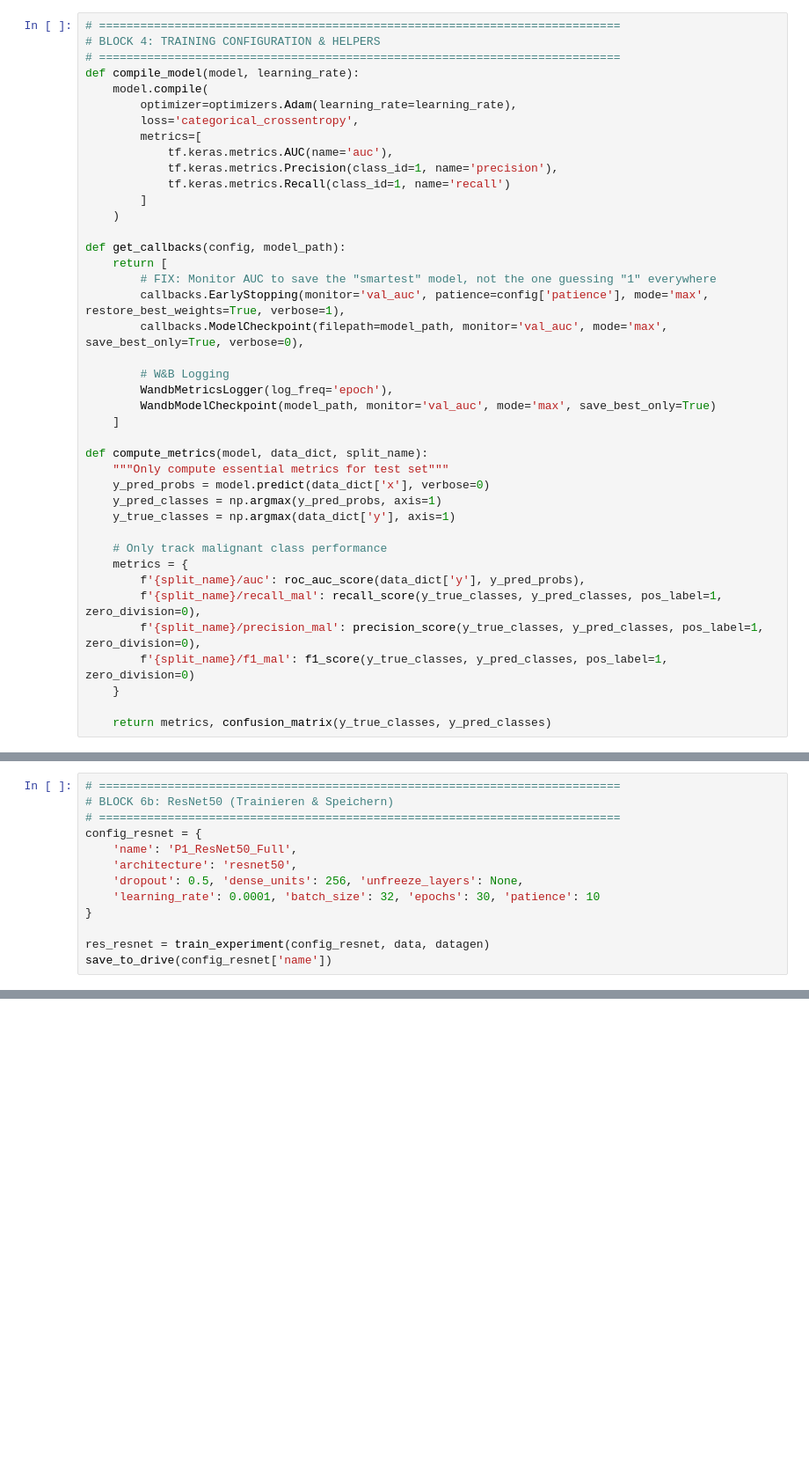
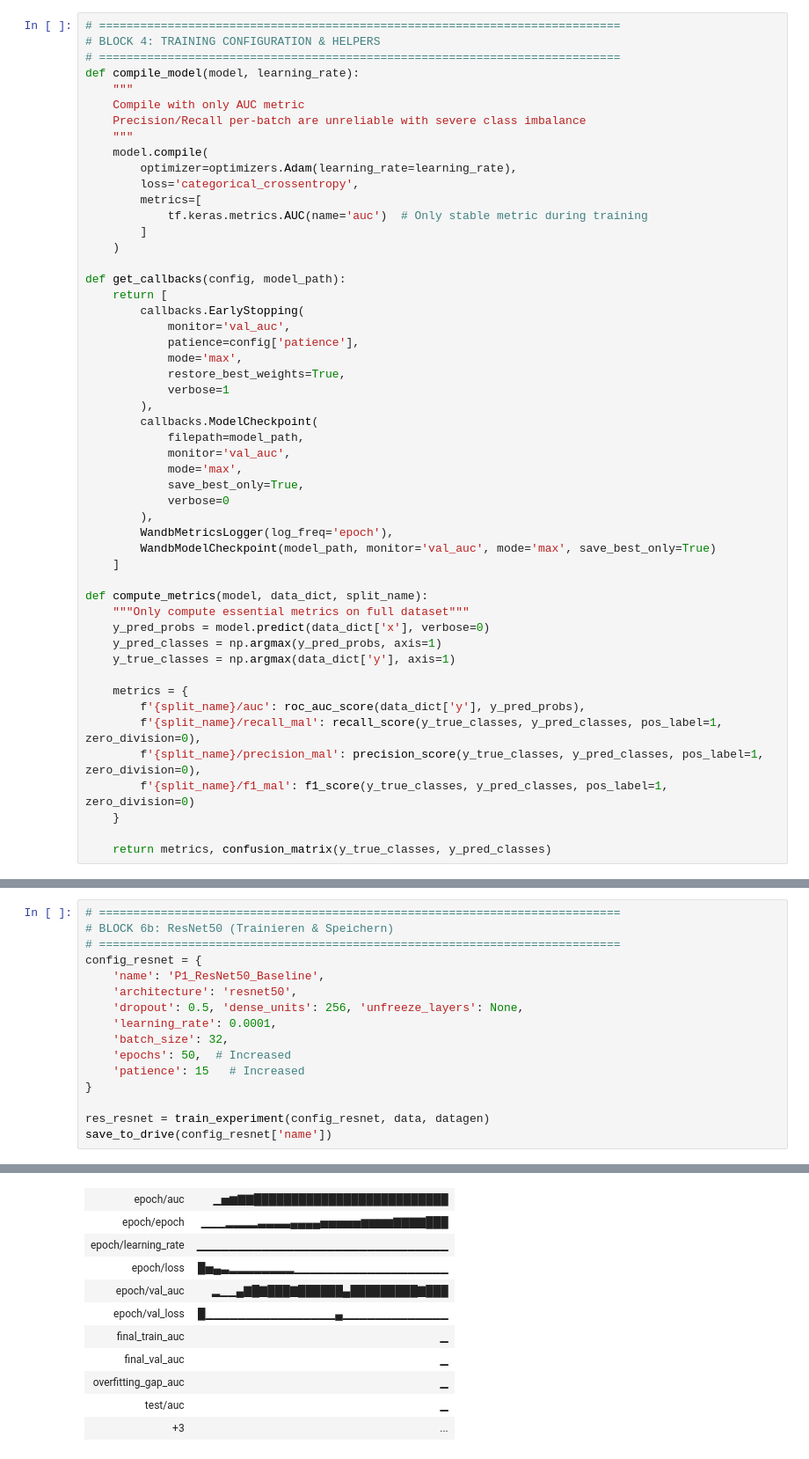
Before and after one commit to gez2code/dermamnist-hybrid-study, a Jupyter notebook: Binary_Classification_DermaMNIST.ipynb, the cells around one changed output, grey strips where cells are left out. Shown at 88% size. Cells and saved outputs as stored; diff of their text form; blank space fills up the shorter version.

```diff
--- a/Binary_Classification_DermaMNIST.ipynb
+++ b/Binary_Classification_DermaMNIST.ipynb
@@ -184,34 +251,44 @@ def build_transfer_model(base_name='resnet50', dropout=0.5, unfreeze_layers=None
 # BLOCK 4: TRAINING CONFIGURATION & HELPERS
 # ============================================================================
 def compile_model(model, learning_rate):
+    """
+    Compile with only AUC metric
+    Precision/Recall per-batch are unreliable with severe class imbalance
+    """
     model.compile(
         optimizer=optimizers.Adam(learning_rate=learning_rate),
         loss='categorical_crossentropy',
         metrics=[
-            tf.keras.metrics.AUC(name='auc'),
-            tf.keras.metrics.Precision(class_id=1, name='precision'),
-            tf.keras.metrics.Recall(class_id=1, name='recall')
+            tf.keras.metrics.AUC(name='auc')  # Only stable metric during training
         ]
     )
 
 def get_callbacks(config, model_path):
     return [
-        # FIX: Monitor AUC to save the "smartest" model, not the one guessing "1" everywhere
-        callbacks.EarlyStopping(monitor='val_auc', patience=config['patience'], mode='max', restore_best_weights=True, verbose=1),
-        callbacks.ModelCheckpoint(filepath=model_path, monitor='val_auc', mode='max', save_best_only=True, verbose=0),
-
-        # W&B Logging
+        callbacks.EarlyStopping(
+            monitor='val_auc',
+            patience=config['patience'],
+            mode='max',
+            restore_best_weights=True,
+            verbose=1
+        ),
+        callbacks.ModelCheckpoint(
+            filepath=model_path,
+            monitor='val_auc',
+            mode='max',
+            save_best_only=True,
+            verbose=0
+        ),
         WandbMetricsLogger(log_freq='epoch'),
         WandbModelCheckpoint(model_path, monitor='val_auc', mode='max', save_best_only=True)
     ]
 
 def compute_metrics(model, data_dict, split_name):
-    """Only compute essential metrics for test set"""
+    """Only compute essential metrics on full dataset"""
     y_pred_probs = model.predict(data_dict['x'], verbose=0)
     y_pred_classes = np.argmax(y_pred_probs, axis=1)
     y_true_classes = np.argmax(data_dict['y'], axis=1)
 
-    # Only track malignant class performance
     metrics = {
         f'{split_name}/auc': roc_auc_score(data_dict['y'], y_pred_probs),
         f'{split_name}/recall_mal': recall_score(y_true_classes, y_pred_classes, pos_label=1, zero_division=0),
@@ -439,11 +443,15 @@ Epoch 8/30
 # BLOCK 6b: ResNet50 (Trainieren & Speichern)
 # ============================================================================
 config_resnet = {
-    'name': 'P1_ResNet50_Full',
+    'name': 'P1_ResNet50_Baseline',
     'architecture': 'resnet50',
     'dropout': 0.5, 'dense_units': 256, 'unfreeze_layers': None,
-    'learning_rate': 0.0001, 'batch_size': 32, 'epochs': 30, 'patience': 10
+    'learning_rate': 0.0001,
+    'batch_size': 32,
+    'epochs': 50,  # Increased
+    'patience': 15   # Increased
 }
 
 res_resnet = train_experiment(config_resnet, data, datagen)
 save_to_drive(config_resnet['name'])
+# %% [output]
@@ -449,0 +486,11 @@ save_to_drive(config_resnet['name'])
+| epoch/auc | ▁▅▆▇▇██████████████████████████ |
+| epoch/epoch | ▁▁▁▂▂▂▂▃▃▃▃▄▄▄▄▅▅▅▅▅▆▆▆▆▇▇▇▇███ |
+| epoch/learning_rate | ▁▁▁▁▁▁▁▁▁▁▁▁▁▁▁▁▁▁▁▁▁▁▁▁▁▁▁▁▁▁▁ |
+| epoch/loss | █▅▄▃▂▂▂▂▂▂▂▂▁▁▁▁▁▁▁▁▁▁▁▁▁▁▁▁▁▁▁ |
+| epoch/val_auc | ▂▁▁▄▇█▇███▇██████▄█████████▇███ |
+| epoch/val_loss | █▁▁▁▁▁▁▁▁▁▁▁▁▁▁▁▁▄▁▁▁▁▁▁▁▁▁▁▁▁▁ |
+| final_train_auc | ▁ |
+| final_val_auc | ▁ |
+| overfitting_gap_auc | ▁ |
+| test/auc | ▁ |
+| +3 | ... |
```
Also changed, not shown: parts of 12 cells of this notebook.
